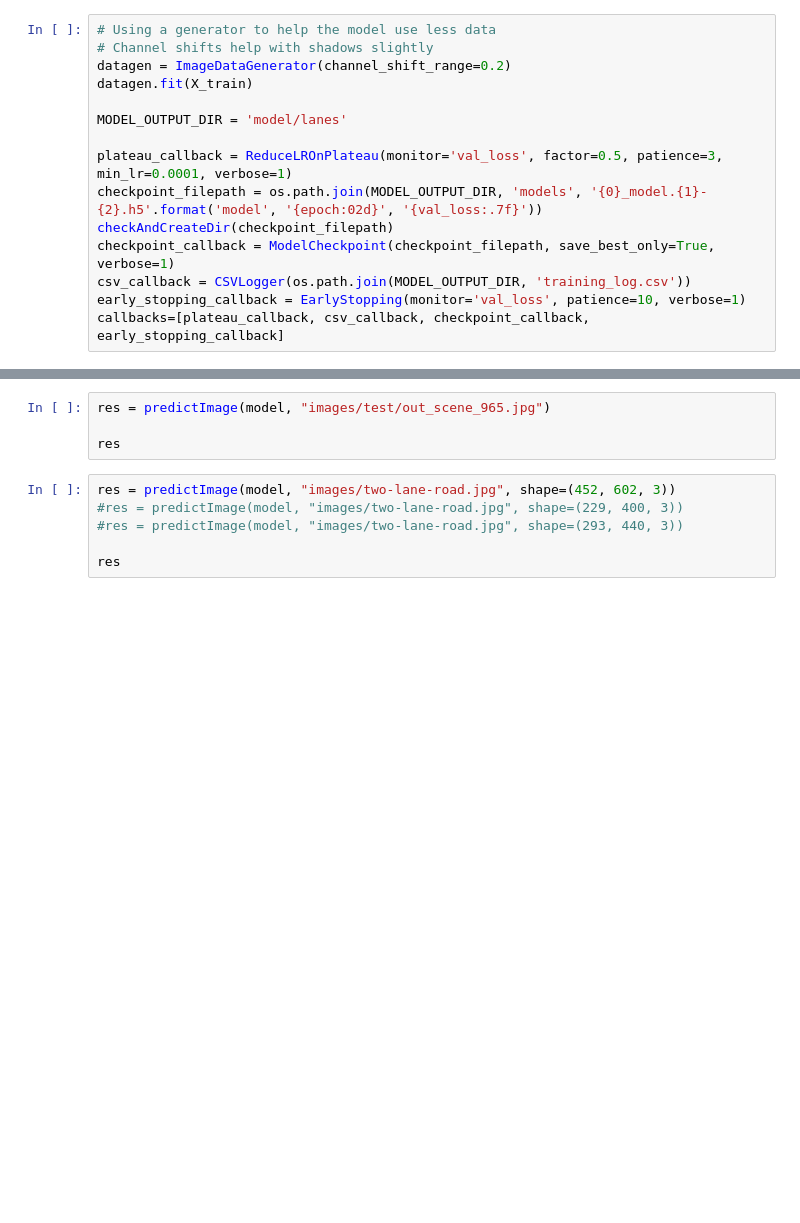
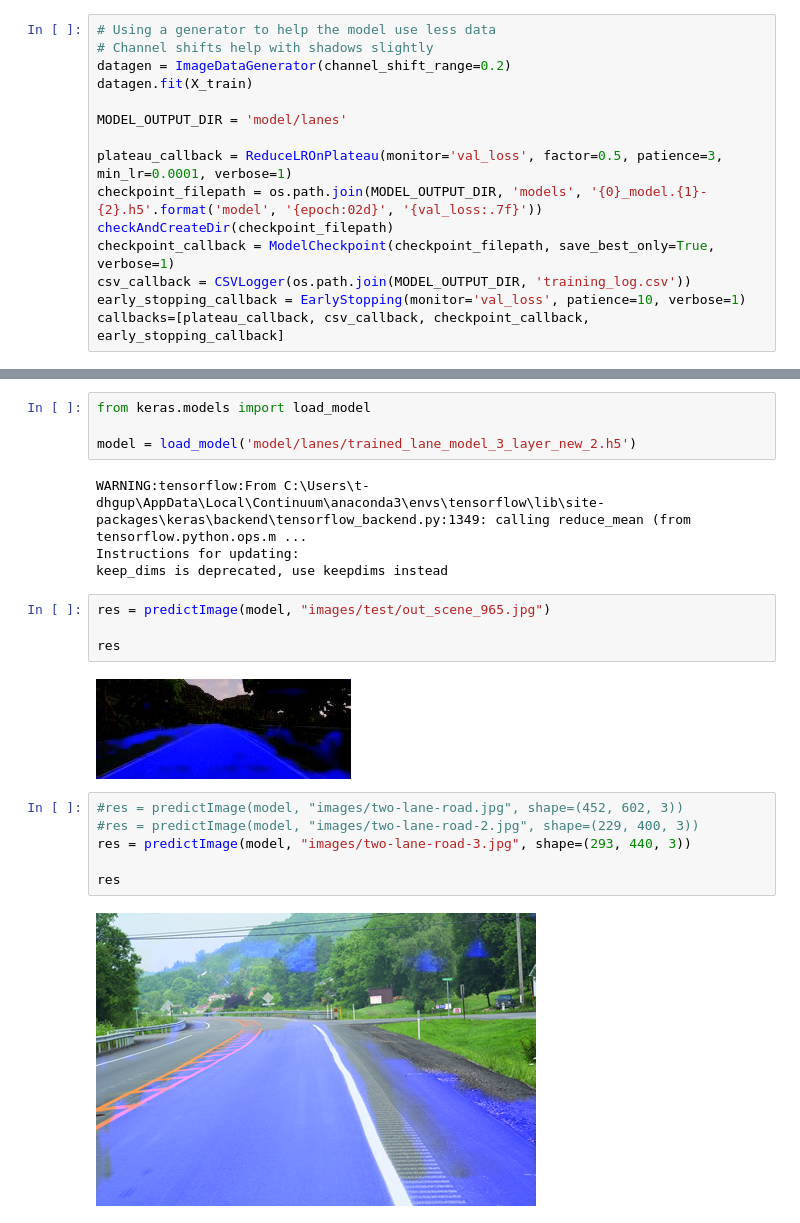
Before and after one commit to dhruv4/AutonomousDrivingCookbook, a Jupyter notebook: DeepLaneDetection/Train_Lane_Detection.ipynb, the cells around one changed output, grey strips where cells are left out. Cells and saved outputs as stored; diff of their text form; blank space fills up the shorter version.

```diff
--- a/DeepLaneDetection/Train_Lane_Detection.ipynb
+++ b/DeepLaneDetection/Train_Lane_Detection.ipynb
@@ -135,10 +115,22 @@ _________________________________________________________________
+# %%
+from keras.models import load_model
+
+model = load_model('model/lanes/trained_lane_model_3_layer_new_2.h5')
+# %% [output]
+WARNING:tensorflow:From C:\Users\t-dhgup\AppData\Local\Continuum\anaconda3\envs\tensorflow\lib\site-packages\keras\backend\tensorflow_backend.py:1349: calling reduce_mean (from tensorflow.python.ops.m ...
+Instructions for updating:
+keep_dims is deprecated, use keepdims instead
 # %%
 res = predictImage(model, "images/test/out_scene_965.jpg")
 
 res
+# %% [output]
+[figure, added]
 # %%
-res = predictImage(model, "images/two-lane-road.jpg", shape=(452, 602, 3))
-#res = predictImage(model, "images/two-lane-road.jpg", shape=(229, 400, 3))
-#res = predictImage(model, "images/two-lane-road.jpg", shape=(293, 440, 3))
+#res = predictImage(model, "images/two-lane-road.jpg", shape=(452, 602, 3))
+#res = predictImage(model, "images/two-lane-road-2.jpg", shape=(229, 400, 3))
+res = predictImage(model, "images/two-lane-road-3.jpg", shape=(293, 440, 3))
 
 res
+# %% [output]
+[figure, added]
```
Also changed, not shown: parts of 4 cells of this notebook, 3 other files.
